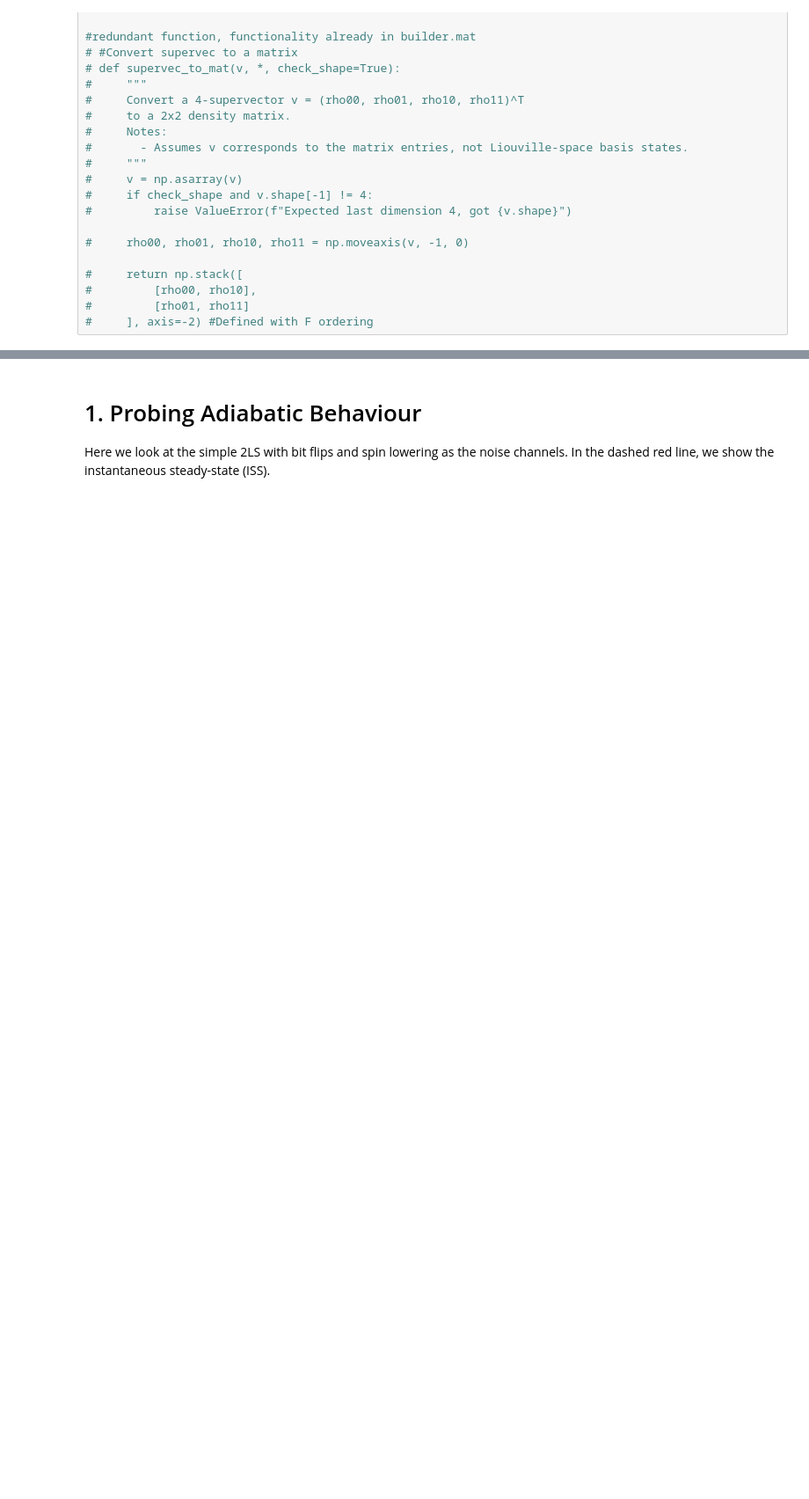
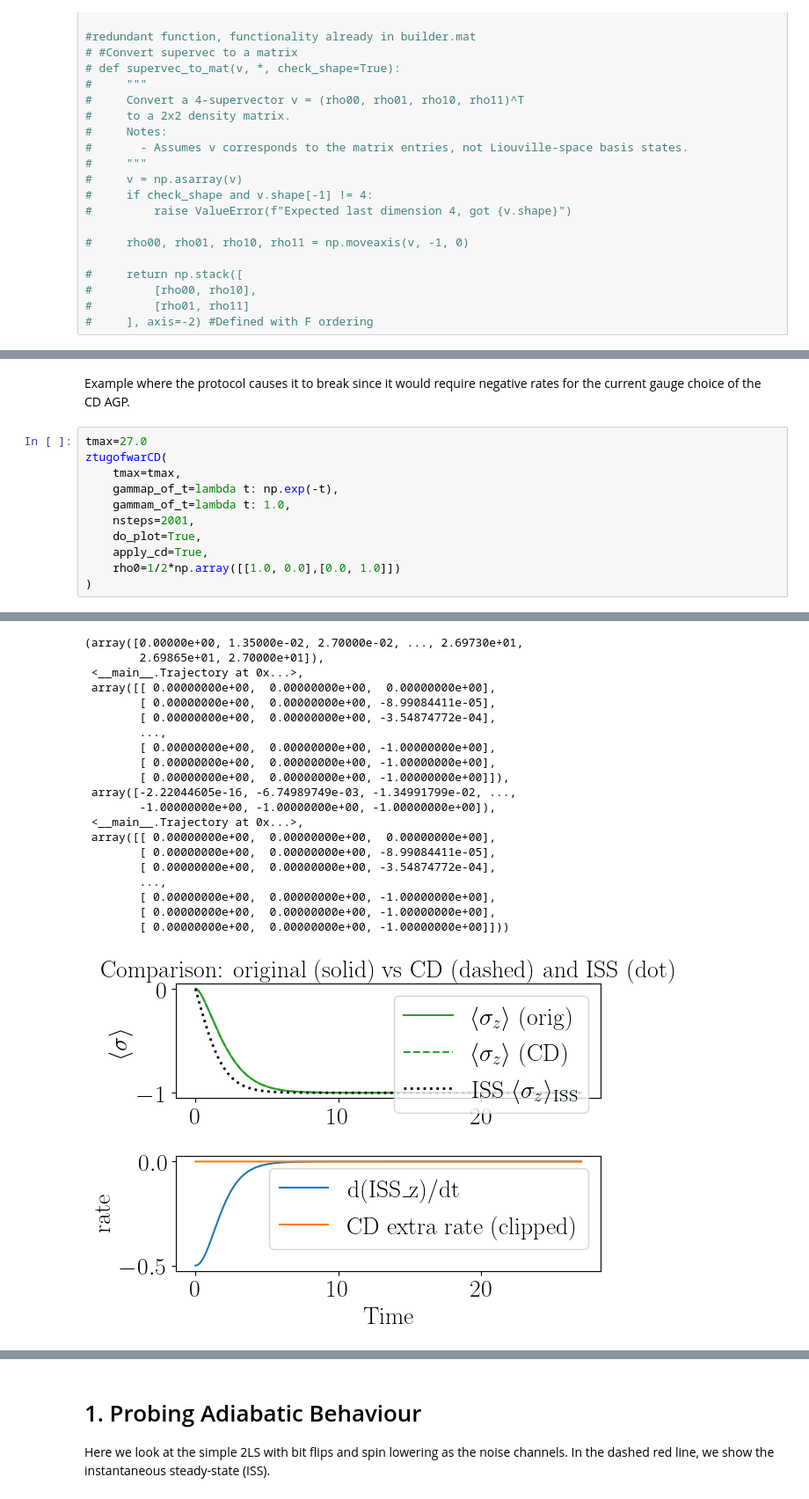
Before and after one commit to jwalkling/Driven_OQS, a Jupyter notebook: src_code/notebooks/2LS Lindblad.ipynb, the cells around one changed output, grey strips where cells are left out. Shown at 88% size. Drawn from its saved outputs; the diff is of its cells as text; blank space fills up the shorter version.

```diff
--- a/src_code/notebooks/2LS Lindblad.ipynb
+++ b/src_code/notebooks/2LS Lindblad.ipynb
@@ -337,0 +794,14 @@ def supervec_rho_to_bloch(v, *, check_shape=True):
+# %% [markdown]
+Example where the protocol causes it to break since it would require negative rates for the current gauge choice of the CD AGP.
+# %%
+tmax=27.0
+ztugofwarCD(
+    tmax=tmax,
+    gammap_of_t=lambda t: np.exp(-t),
+    gammam_of_t=lambda t: 1.0,
+    nsteps=2001,
+    do_plot=True,
+    apply_cd=True,
+    rho0=1/2*np.array([[1.0, 0.0],[0.0, 1.0]])
+)
+# %% [output]
@@ -337,0 +825,21 @@ def supervec_rho_to_bloch(v, *, check_shape=True):
+(array([0.00000e+00, 1.35000e-02, 2.70000e-02, ..., 2.69730e+01,
+        2.69865e+01, 2.70000e+01]),
+ <__main__.Trajectory at 0x...>,
+ array([[ 0.00000000e+00,  0.00000000e+00,  0.00000000e+00],
+        [ 0.00000000e+00,  0.00000000e+00, -8.99084411e-05],
+        [ 0.00000000e+00,  0.00000000e+00, -3.54874772e-04],
+        ...,
+        [ 0.00000000e+00,  0.00000000e+00, -1.00000000e+00],
+        [ 0.00000000e+00,  0.00000000e+00, -1.00000000e+00],
+        [ 0.00000000e+00,  0.00000000e+00, -1.00000000e+00]]),
+ array([-2.22044605e-16, -6.74989749e-03, -1.34991799e-02, ...,
+        -1.00000000e+00, -1.00000000e+00, -1.00000000e+00]),
+ <__main__.Trajectory at 0x...>,
+ array([[ 0.00000000e+00,  0.00000000e+00,  0.00000000e+00],
+        [ 0.00000000e+00,  0.00000000e+00, -8.99084411e-05],
+        [ 0.00000000e+00,  0.00000000e+00, -3.54874772e-04],
+        ...,
+        [ 0.00000000e+00,  0.00000000e+00, -1.00000000e+00],
+        [ 0.00000000e+00,  0.00000000e+00, -1.00000000e+00],
+        [ 0.00000000e+00,  0.00000000e+00, -1.00000000e+00]]))
+[figure, added]
```
Also changed, not shown: parts of 13 cells of this notebook, 2 other files.
